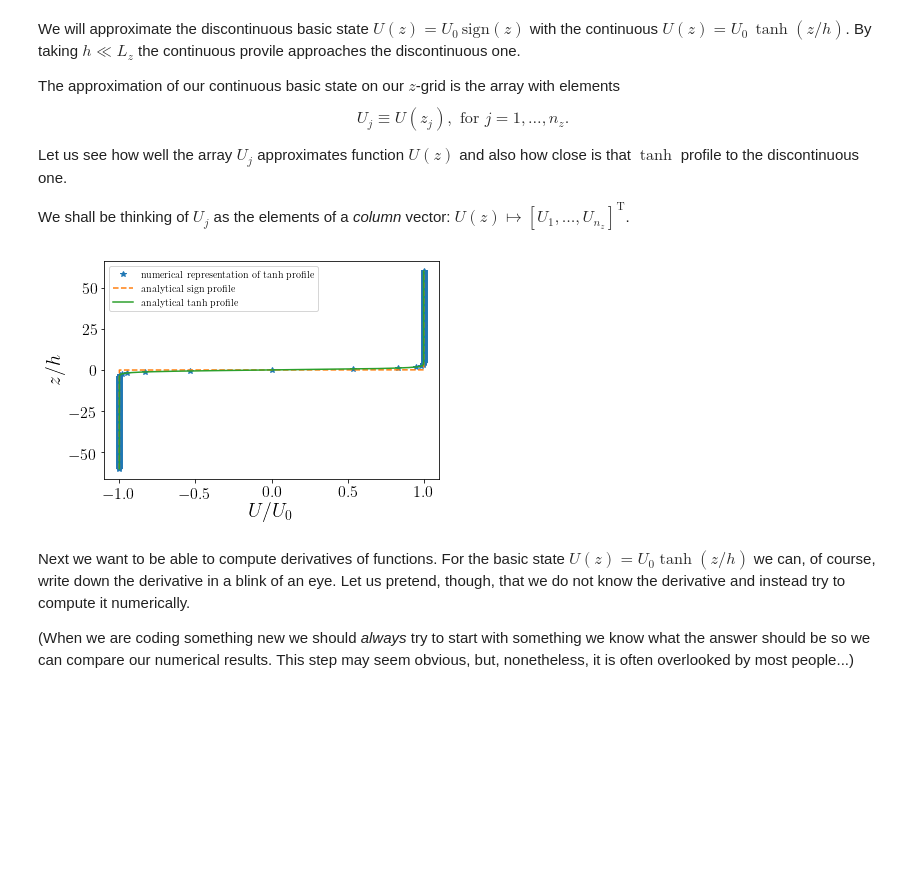
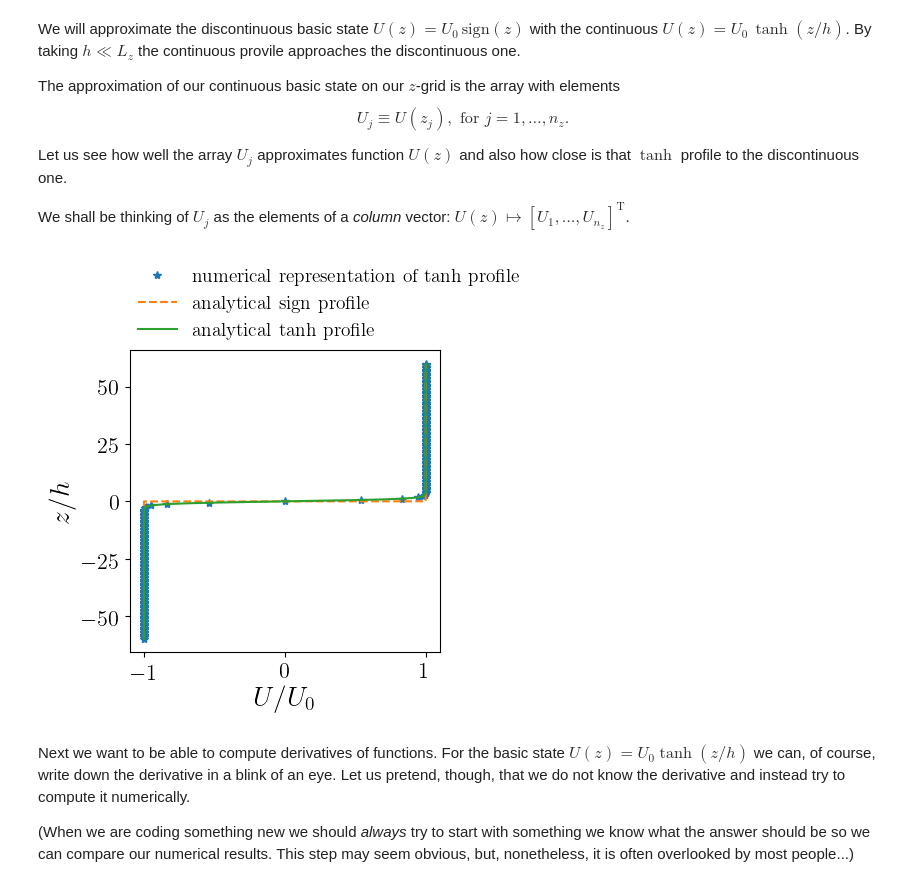
Before and after one commit to navidcy/Instabilities-in-Fluids, a Jupyter notebook: lectures/04-KH-unstratified-numerical.ipynb, the cells around one changed output. Cells and saved outputs as stored; diff of their text form; code cells hidden in the pictures; blank space fills up the shorter version.

```diff
--- a/lectures/04-KH-unstratified-numerical.ipynb
+++ b/lectures/04-KH-unstratified-numerical.ipynb
@@ -63,19 +68,20 @@ We shall be thinking of $U_j$ as the elements of a *column* vector: $U(z)\mapsto
 # %%
 h = 0.05
 U0 = 1
 U = U0*np.tanh(z/h)
 
 z_cont = np.linspace(-Lz/2, Lz/2, 10*nz)
 U_analytic = U0*np.tanh(z_cont/h)
 
+plt.figure(figsize=(4, 4), dpi=100)
 plt.plot(U/U0, z/h, '*', label='numerical representation of tanh profile')
 plt.plot(np.sign(z_cont), z_cont/h, '--', label='analytical sign profile')
 plt.plot(U_analytic/U0, z_cont/h, label='analytical tanh profile')
 plt.xlabel("$U/U_0$")
 plt.ylabel("$z/h$")
-plt.legend();
+plt.legend(loc='lower left', bbox_to_anchor= (0.0, 1.01), borderaxespad=0, frameon=False, fontsize=14);
 # %% [output]
-[figure, old version]
+[figure, new version]
 # %% [markdown]
 Next we want to be able to compute derivatives of functions. For the basic state $U(z)=U_0\tanh(z/h)$ we can, of course, write down the derivative in a blink of an eye. Let us pretend, though, that we do not know the derivative and instead try to compute it numerically.
 
```
Also changed, not shown: parts of 7 cells of this notebook, 1 other file.
